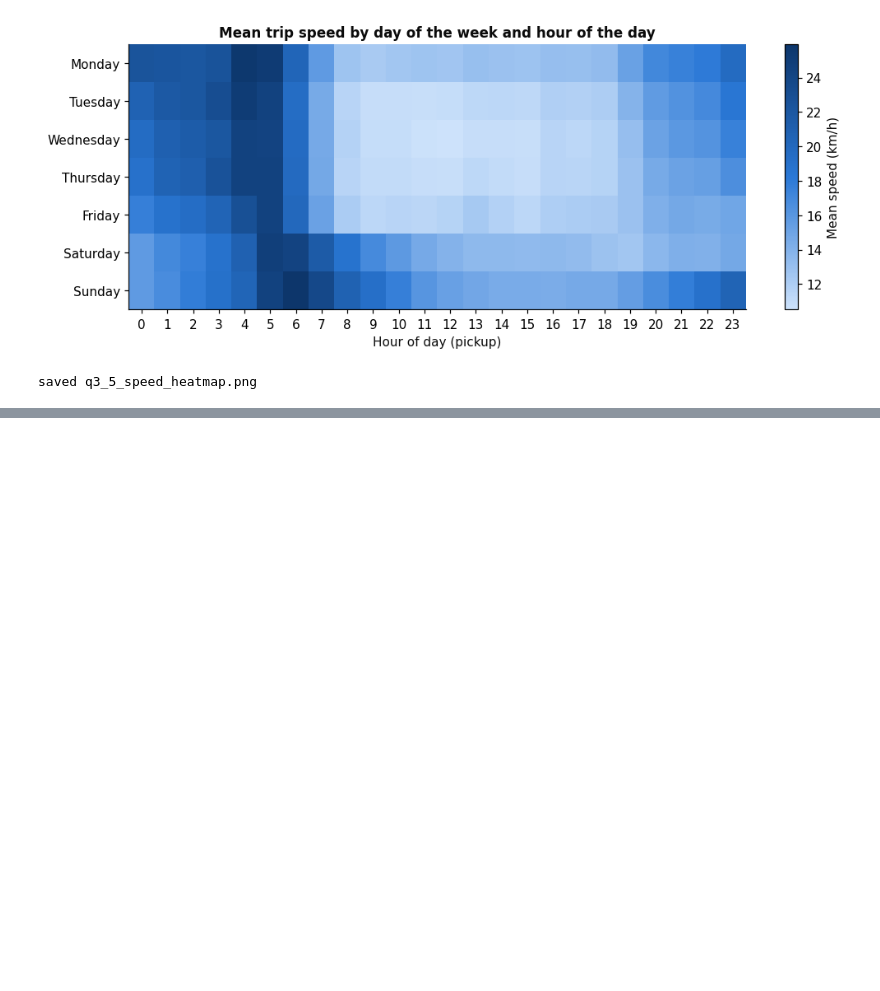
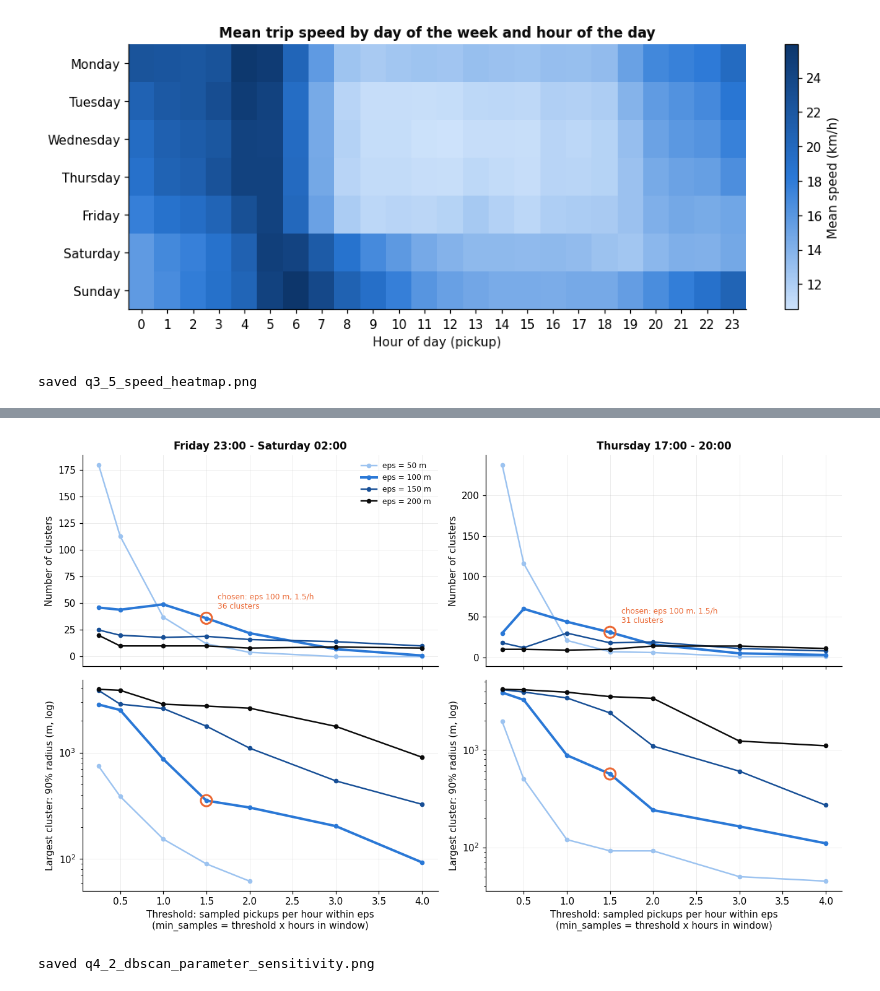
Before and after one commit to Michelle-Aluwani/DVE_Assignment_2, a Jupyter notebook: assignment2.ipynb, the cells around one changed output, grey strips where cells are left out. Cells and saved outputs as stored; diff of their text form; code cells hidden in the pictures; blank space fills up the shorter version.

```diff
--- a/assignment2.ipynb
+++ b/assignment2.ipynb
@@ -664,0 +1057,19 @@ saved q3_5_speed_heatmap.png
+# %%
+EPS_GRID = [50, 100, 150, 200]
+RATE_GRID = [0.25, 0.5, 1.0, 1.5, 2.0, 3.0, 4.0]
+sens_rows = []
+for name, pts in win_pts.items():
+    H = win_hours[name]
+    for eps in EPS_GRID:
+        for rate in RATE_GRID:
+            ms = int(np.ceil(rate * H))
+            lab = run_dbscan(pts, eps, ms)
+            w = pts.w.values
+            t, _ = cluster_summary(pts, lab, H)
+            sens_rows.append({"window": name, "eps_m": eps, "rate_per_hour": rate, "min_samples": ms,
+                              "clusters": len(t),
+                              "share_of_pickups_in_clusters_%": round(w[lab >= 0].sum() / w.sum() * 100, 1),
+                              "largest_cluster_radius_m": t["radius_90%_m"].max() if len(t) else np.nan})
+sens = pd.DataFrame(sens_rows)
+display(sens.pivot_table(index=["window", "eps_m"], columns="rate_per_hour", values="clusters"))
+display(sens.pivot_table(index=["window", "eps_m"], columns="rate_per_hour", values="largest_cluster_radius_m"))
@@ -664,0 +1097,27 @@ saved q3_5_speed_heatmap.png
+# %%
+EPS_M, RATE = 100, 1.5
+eps_colours = dict(zip(EPS_GRID, ["#9cc3f0", "#2a78d6", "#174f96", "#0b0b0b"]))
+fig, axes = plt.subplots(2, 2, figsize=(12, 7.5), sharex=True)
+for j, name in enumerate(WINDOWS):
+    s = sens[sens.window == name]
+    for eps in EPS_GRID:
+        e = s[s.eps_m == eps]
+        lw = 2.6 if eps == EPS_M else 1.6
+        axes[0, j].plot(e.rate_per_hour, e.clusters, marker="o", ms=4, lw=lw, color=eps_colours[eps], label=f"eps = {eps} m")
+        axes[1, j].plot(e.rate_per_hour, e["largest_cluster_radius_m"], marker="o", ms=4, lw=lw, color=eps_colours[eps], label=f"eps = {eps} m")
+    chosen = s[(s.eps_m == EPS_M) & (s.rate_per_hour == RATE)].iloc[0]
+    axes[0, j].scatter([RATE], [chosen.clusters], s=140, facecolor="none", edgecolor=ORANGE, lw=2, zorder=5)
+    axes[1, j].scatter([RATE], [chosen["largest_cluster_radius_m"]], s=140, facecolor="none", edgecolor=ORANGE, lw=2, zorder=5)
+    axes[0, j].annotate(f"chosen: eps {EPS_M} m, {RATE}/h\n{int(chosen.clusters)} clusters", (RATE, chosen.clusters),
+                        xytext=(12, 10), textcoords="offset points", color=ORANGE, fontsize=8)
+    axes[0, j].set_title(name)
+    axes[0, j].set_ylabel("Number of clusters")
+    axes[1, j].set_ylabel("Largest cluster: 90% radius (m, log)")
+    axes[1, j].set_xlabel("Threshold: sampled pickups per hour within eps\n(min_samples = threshold x hours in window)")
+    axes[1, j].set_yscale("log")
+axes[0, 0].legend(frameon=False, fontsize=8)
+fig.tight_layout()
+save(fig, "q4_2_dbscan_parameter_sensitivity.png")
+# %% [output]
+[figure, added]
+saved q4_2_dbscan_parameter_sensitivity.png
```
Also changed, not shown: parts of 29 cells of this notebook.
